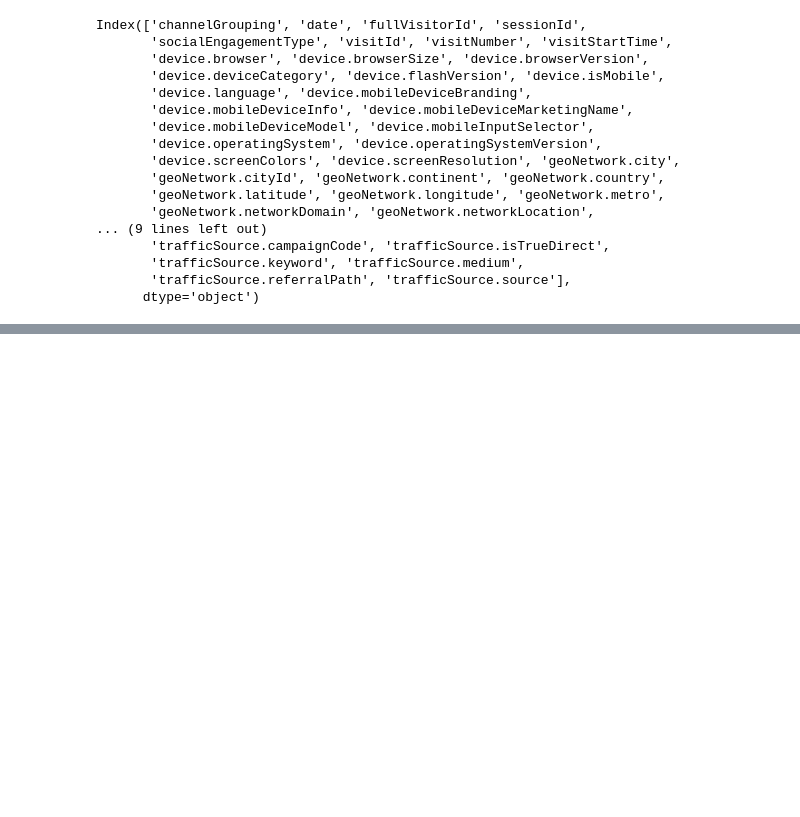
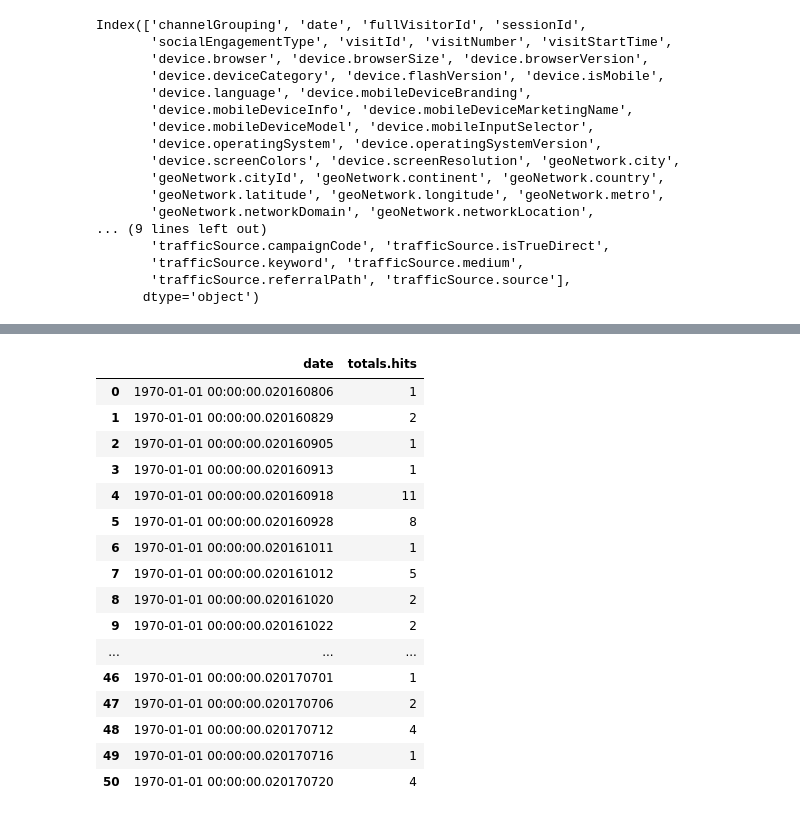
Before and after one commit to vaflag/automatic-data-analysis, a Jupyter notebook: notebooks/110323_Analysis1.ipynb, the cells around one changed output, grey strips where cells are left out. Saved outputs shown, nothing was run; the diff lists cells and outputs as text; code cells hidden in the pictures; blank space fills up the shorter version.

```diff
--- a/notebooks/110323_Analysis1.ipynb
+++ b/notebooks/110323_Analysis1.ipynb
@@ -258,0 +300,20 @@ df_reduced.to_csv("google_website_data.csv", index=False)
+# %%
+mobile_hits_by_date
+# %% [output]
+|  | date | totals.hits |
+| 0 | 1970-01-01 00:00:00.020160806 | 1 |
+| 1 | 1970-01-01 00:00:00.020160829 | 2 |
+| 2 | 1970-01-01 00:00:00.020160905 | 1 |
+| 3 | 1970-01-01 00:00:00.020160913 | 1 |
+| 4 | 1970-01-01 00:00:00.020160918 | 11 |
+| 5 | 1970-01-01 00:00:00.020160928 | 8 |
+| 6 | 1970-01-01 00:00:00.020161011 | 1 |
+| 7 | 1970-01-01 00:00:00.020161012 | 5 |
+| 8 | 1970-01-01 00:00:00.020161020 | 2 |
+| 9 | 1970-01-01 00:00:00.020161022 | 2 |
+| ... | ... | ... |
+| 46 | 1970-01-01 00:00:00.020170701 | 1 |
+| 47 | 1970-01-01 00:00:00.020170706 | 2 |
+| 48 | 1970-01-01 00:00:00.020170712 | 4 |
+| 49 | 1970-01-01 00:00:00.020170716 | 1 |
+| 50 | 1970-01-01 00:00:00.020170720 | 4 |
```
Also changed, not shown: parts of 9 cells of this notebook, 2 other files.
